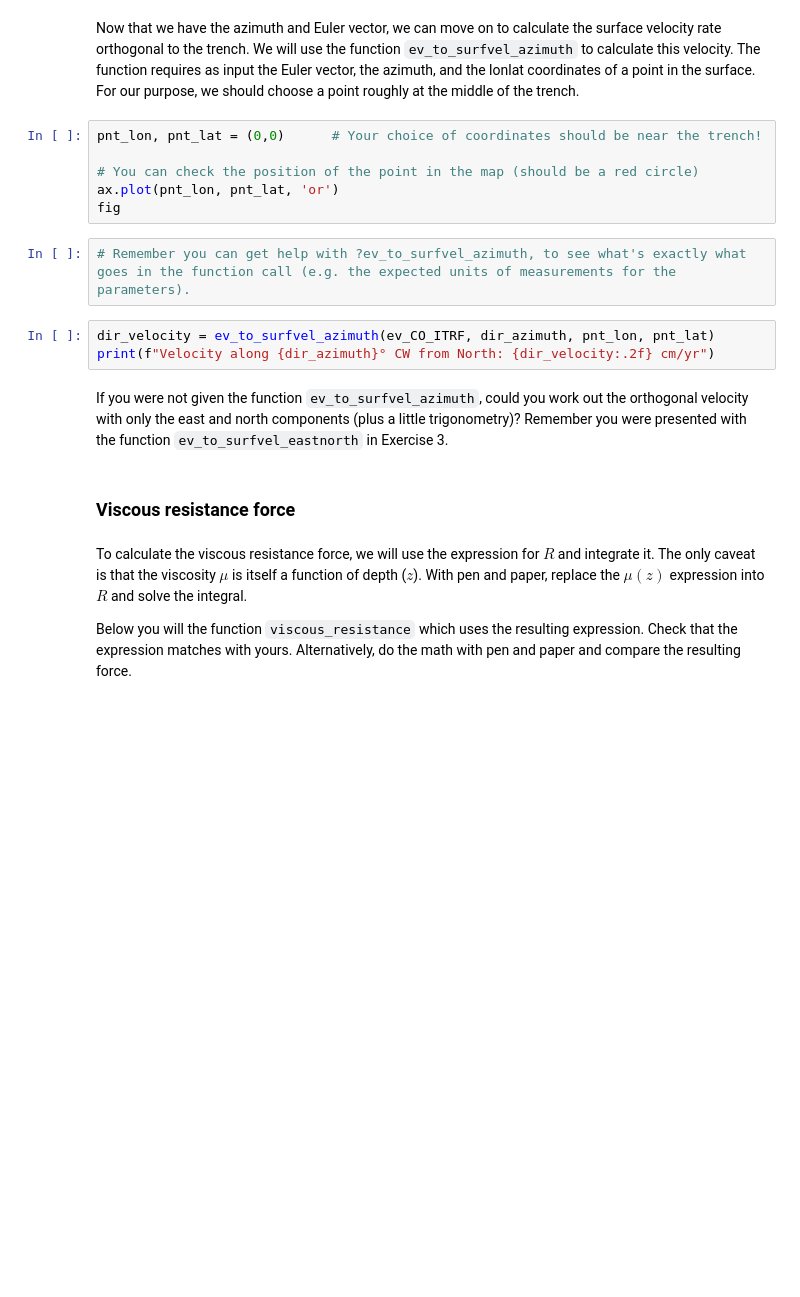
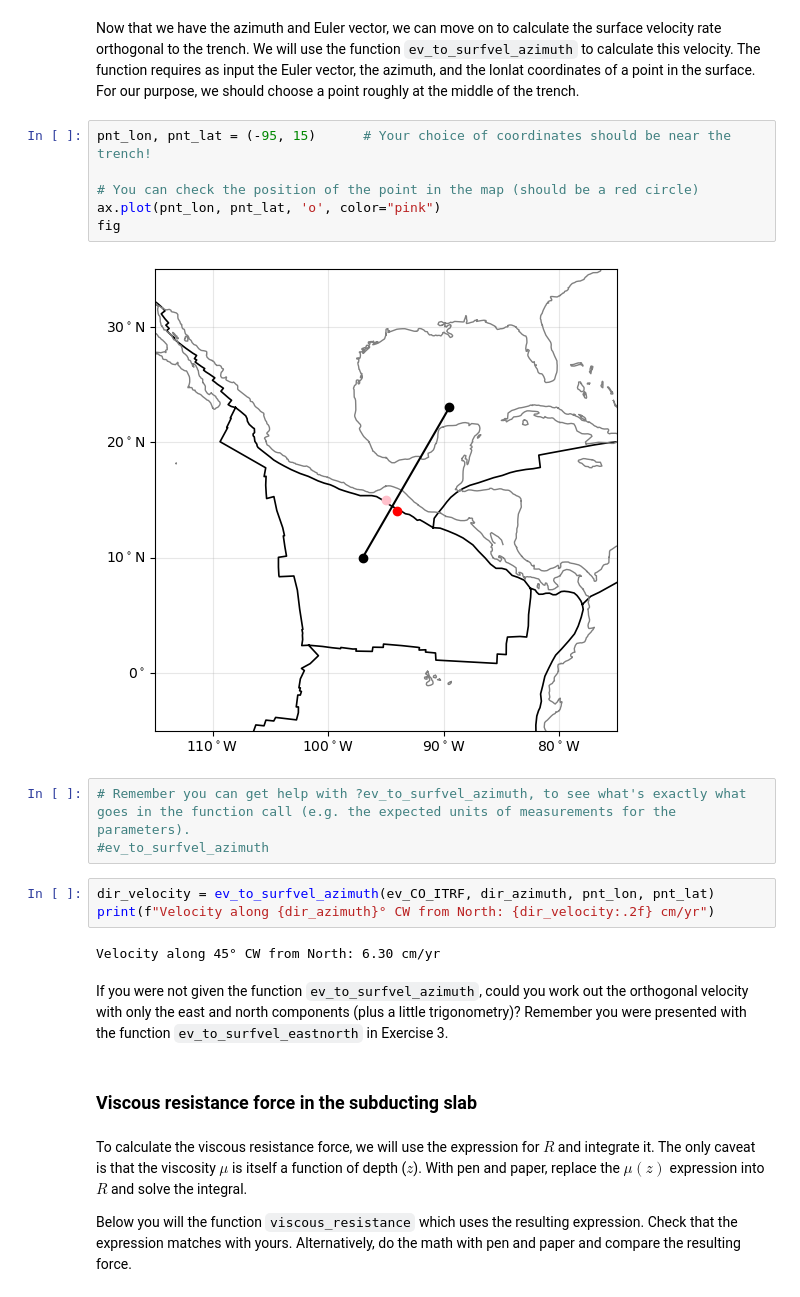
Before and after one commit to ValeEspinozaF/GeodynamicsTeaching-KU2024, a Jupyter notebook: EX6_DYNAMIC_FORCES.ipynb, the cells around one changed output. Saved outputs shown, nothing was run; the diff lists cells and outputs as text; blank space fills up the shorter version.

```diff
--- a/EX6_DYNAMIC_FORCES.ipynb
+++ b/EX6_DYNAMIC_FORCES.ipynb
@@ -131,20 +157,25 @@ Adjust the angle so that you achieve a 90° angle between the drawn line and the
 # %% [markdown]
 Now that we have the azimuth and Euler vector, we can move on to calculate the surface velocity rate orthogonal to the trench. We will use the function `ev_to_surfvel_azimuth` to calculate this velocity. The function requires as input the Euler vector, the azimuth, and the lonlat coordinates of a point in the surface. For our purpose, we should choose a point roughly at the middle of the trench.
 # %%
-pnt_lon, pnt_lat = (0,0)      # Your choice of coordinates should be near the trench!
+pnt_lon, pnt_lat = (-95, 15)      # Your choice of coordinates should be near the trench!
 
 # You can check the position of the point in the map (should be a red circle)
-ax.plot(pnt_lon, pnt_lat, 'or')
+ax.plot(pnt_lon, pnt_lat, 'o', color="pink")
 fig
+# %% [output]
+[figure, added]
 # %%
 # Remember you can get help with ?ev_to_surfvel_azimuth, to see what's exactly what goes in the function call (e.g. the expected units of measurements for the parameters).
+#ev_to_surfvel_azimuth
 # %%
 dir_velocity = ev_to_surfvel_azimuth(ev_CO_ITRF, dir_azimuth, pnt_lon, pnt_lat)
 print(f"Velocity along {dir_azimuth}° CW from North: {dir_velocity:.2f} cm/yr")
+# %% [output]
+Velocity along 45° CW from North: 6.30 cm/yr
 # %% [markdown]
 If you were not given the function `ev_to_surfvel_azimuth`, could you work out the orthogonal velocity with only the east and north components (plus a little trigonometry)? Remember you were presented with the function `ev_to_surfvel_eastnorth` in Exercise 3.
 # %% [markdown]
-### Viscous resistance force
+### Viscous resistance force in the subducting slab
 # %% [markdown]
 To calculate the viscous resistance force, we will use the expression for $R$ and integrate it. The only caveat is that the viscosity $\mu$ is itself a function of depth ($z$). With pen and paper, replace the $\mu(z)$ expression into $R$ and solve the integral.
 
```
Also changed, not shown: parts of 12 cells of this notebook, 11 other files.
